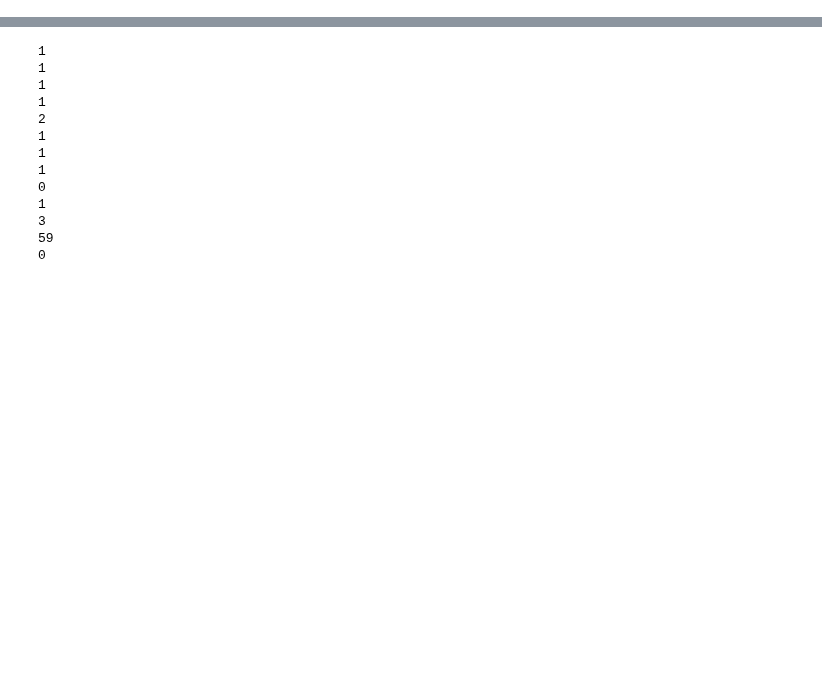
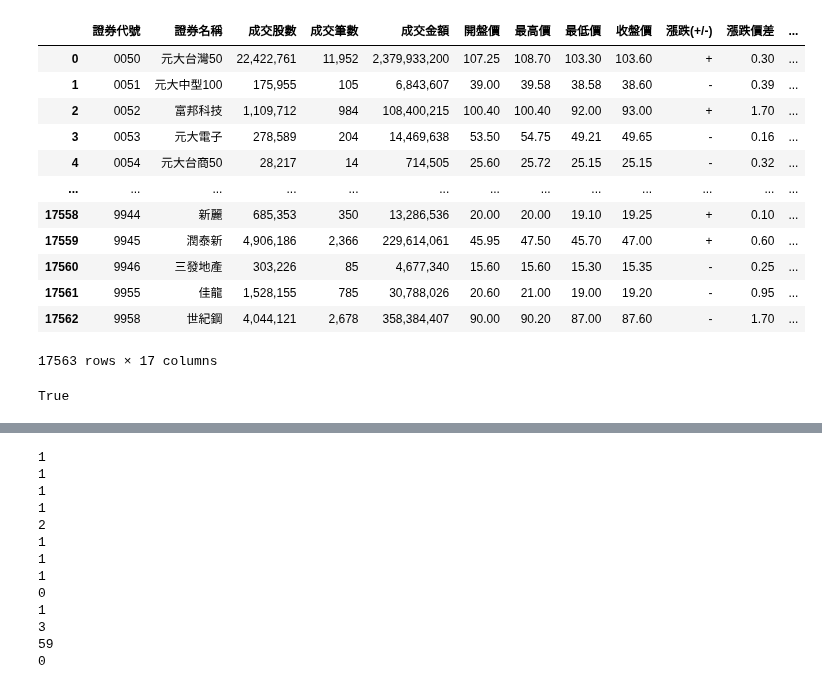
Before and after one commit to kakusikun/stocker, a Jupyter notebook: experiments/test.ipynb, the cells around one changed output, grey strips where cells are left out. Drawn from its saved outputs; the diff is of its cells as text; code cells hidden in the pictures; blank space fills up the shorter version.

```diff
--- a/experiments/test.ipynb
+++ b/experiments/test.ipynb
@@ -15,3 +73,28 @@ from pathlib import Path, PureWindowsPath
+# %%
+year = 2020
+month = 7
+day = 28
+url = f'https://www.twse.com.tw/exchangeReport/MI_INDEX?response=csv&date={year}{month:02}{day:02}&type=ALL'
+# %%
+r = requests.get(url)
+df = pd.read_csv(StringIO(r.text.replace("=", "")),
+                header=["證券代號" in l for l in r.text.split("\n")].index(True)-1)
+# %%
+df
+# %% [output]
+|  | 證券代號 | 證券名稱 | 成交股數 | 成交筆數 | 成交金額 | 開盤價 | 最高價 | 最低價 | 收盤價 | 漲跌(+/-) | 漲跌價差 | ... |
+| 0 | 0050 | 元大台灣50 | 22,422,761 | 11,952 | 2,379,933,200 | 107.25 | 108.70 | 103.30 | 103.60 | + | 0.30 | ... |
+| 1 | 0051 | 元大中型100 | 175,955 | 105 | 6,843,607 | 39.00 | 39.58 | 38.58 | 38.60 | - | 0.39 | ... |
+| 2 | 0052 | 富邦科技 | 1,109,712 | 984 | 108,400,215 | 100.40 | 100.40 | 92.00 | 93.00 | + | 1.70 | ... |
+| 3 | 0053 | 元大電子 | 278,589 | 204 | 14,469,638 | 53.50 | 54.75 | 49.21 | 49.65 | - | 0.16 | ... |
+| 4 | 0054 | 元大台商50 | 28,217 | 14 | 714,505 | 25.60 | 25.72 | 25.15 | 25.15 | - | 0.32 | ... |
+| ... | ... | ... | ... | ... | ... | ... | ... | ... | ... | ... | ... | ... |
+| 17558 | 9944 | 新麗 | 685,353 | 350 | 13,286,536 | 20.00 | 20.00 | 19.10 | 19.25 | + | 0.10 | ... |
+| 17559 | 9945 | 潤泰新 | 4,906,186 | 2,366 | 229,614,061 | 45.95 | 47.50 | 45.70 | 47.00 | + | 0.60 | ... |
+| 17560 | 9946 | 三發地產 | 303,226 | 85 | 4,677,340 | 15.60 | 15.60 | 15.30 | 15.35 | - | 0.25 | ... |
+| 17561 | 9955 | 佳龍 | 1,528,155 | 785 | 30,788,026 | 20.60 | 21.00 | 19.00 | 19.20 | - | 0.95 | ... |
+| 17562 | 9958 | 世紀鋼 | 4,044,121 | 2,678 | 358,384,407 | 90.00 | 90.20 | 87.00 | 87.60 | - | 1.70 | ... |
+17563 rows × 17 columns
 # %%
 import sys
 sys.path.insert(0, r'C:\Users\oo245\Documents\stocker')
@@ -21,2 +104,4 @@ fs = FS(fs_type='asset', co_id='4414', latest=False, year=104, season=3, market=
 # %%
-fs.get()
+fs.clean()
+# %% [output]
+True
```
Also changed, not shown: parts of 6 cells of this notebook, 2 other files.
